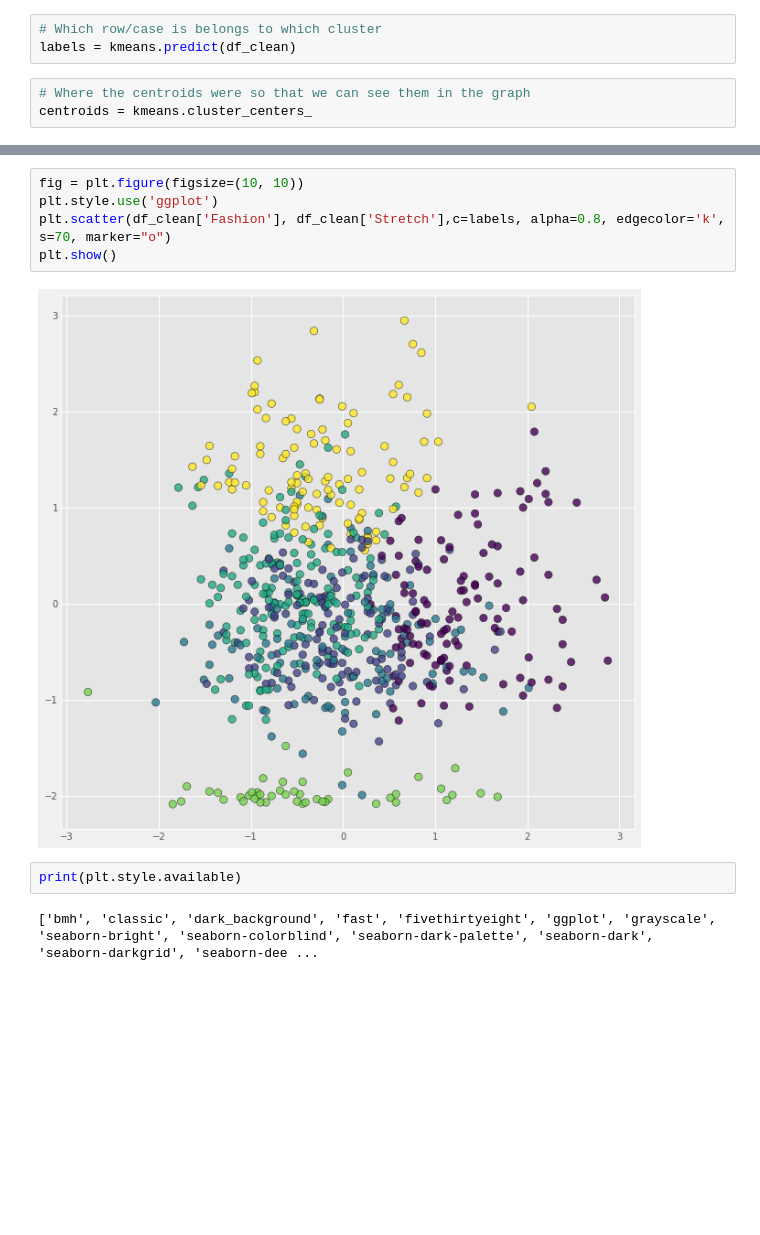
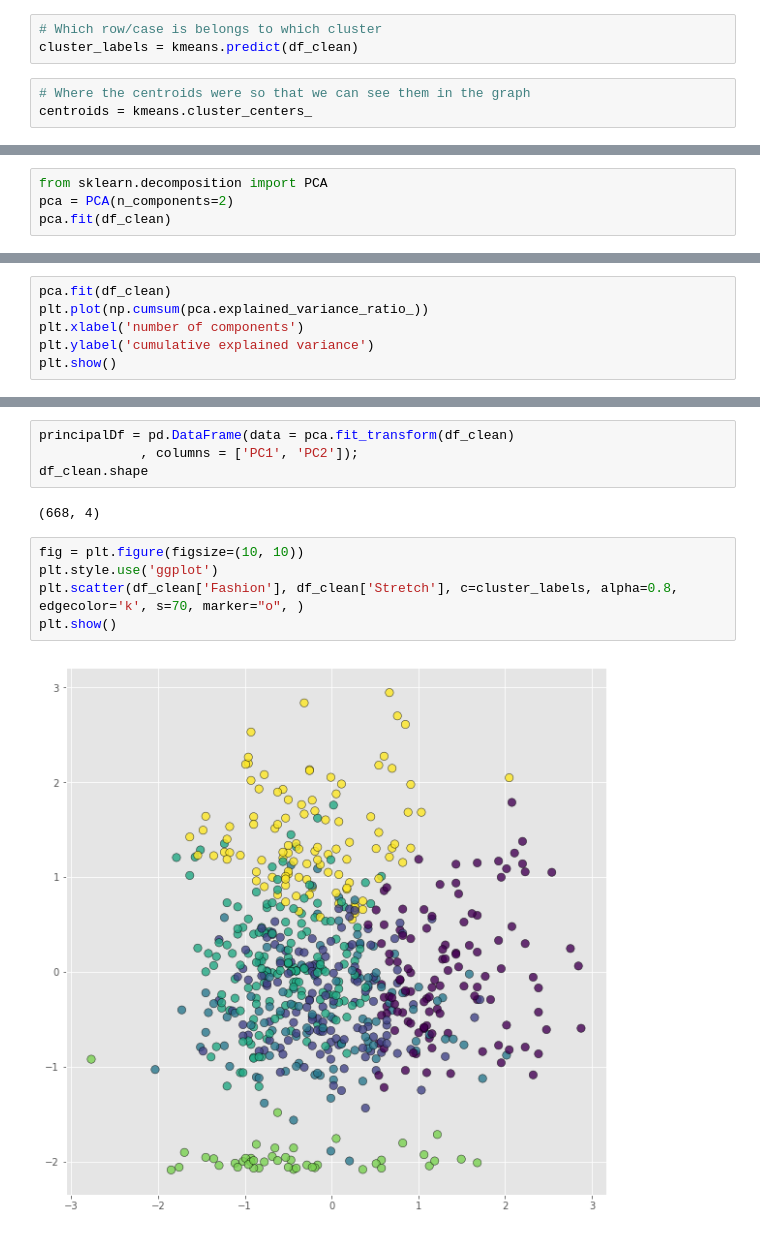
Before and after one commit to LinhHoang8997/Python-vs-R, a Jupyter notebook: Clustering in Python.ipynb, the cells around one changed output, grey strips where cells are left out. Cells and saved outputs as stored; diff of their text form; blank space fills up the shorter version.

```diff
--- a/Clustering in Python.ipynb
+++ b/Clustering in Python.ipynb
@@ -112,7 +111,7 @@ KMeans(algorithm='auto', copy_x=True, init='k-means++', max_iter=500,
     random_state=1, tol=0.0001, verbose=0)
 # %%
 # Which row/case is belongs to which cluster
-labels = kmeans.predict(df_clean)
+cluster_labels = kmeans.predict(df_clean)
 # %%
 # Where the centroids were so that we can see them in the graph
 centroids = kmeans.cluster_centers_
@@ -122,0 +118,4 @@ labels.shape
+# %%
+from sklearn.decomposition import PCA
+pca = PCA(n_components=2)
+pca.fit(df_clean)
@@ -122,0 +125,6 @@ labels.shape
+# %%
+pca.fit(df_clean)
+plt.plot(np.cumsum(pca.explained_variance_ratio_))
+plt.xlabel('number of components')
+plt.ylabel('cumulative explained variance')
+plt.show()
@@ -123,11 +140,13 @@ labels.shape
+# %%
+principalDf = pd.DataFrame(data = pca.fit_transform(df_clean)
+             , columns = ['PC1', 'PC2']);
+df_clean.shape
+# %% [output]
+(668, 4)
 # %%
 fig = plt.figure(figsize=(10, 10))
 plt.style.use('ggplot')
-plt.scatter(df_clean['Fashion'], df_clean['Stretch'],c=labels, alpha=0.8, edgecolor='k', s=70, marker="o")
+plt.scatter(df_clean['Fashion'], df_clean['Stretch'], c=cluster_labels, alpha=0.8, edgecolor='k', s=70, marker="o", )
 plt.show()
 # %% [output]
-[figure, old version]
+[figure, new version]
-# %%
-print(plt.style.available)
-# %% [output]
-['bmh', 'classic', 'dark_background', 'fast', 'fivethirtyeight', 'ggplot', 'grayscale', 'seaborn-bright', 'seaborn-colorblind', 'seaborn-dark-palette', 'seaborn-dark', 'seaborn-darkgrid', 'seaborn-dee ...
```
Also changed, not shown: parts of 6 cells of this notebook, 14 other files.
